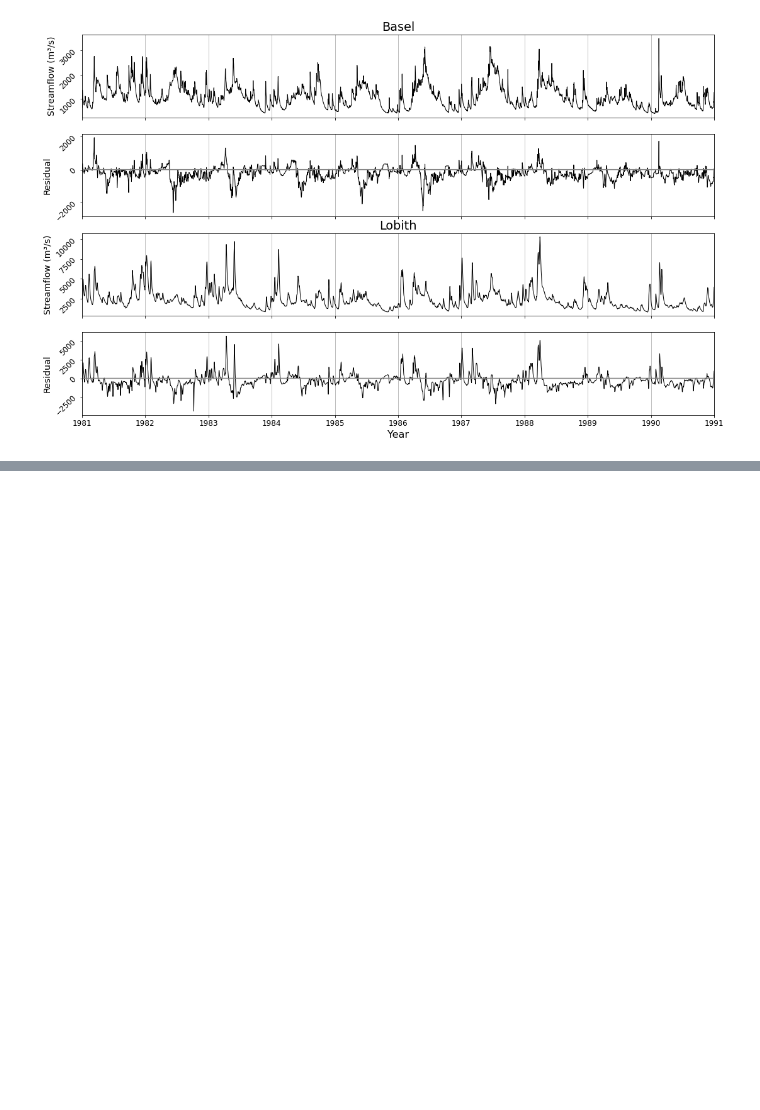
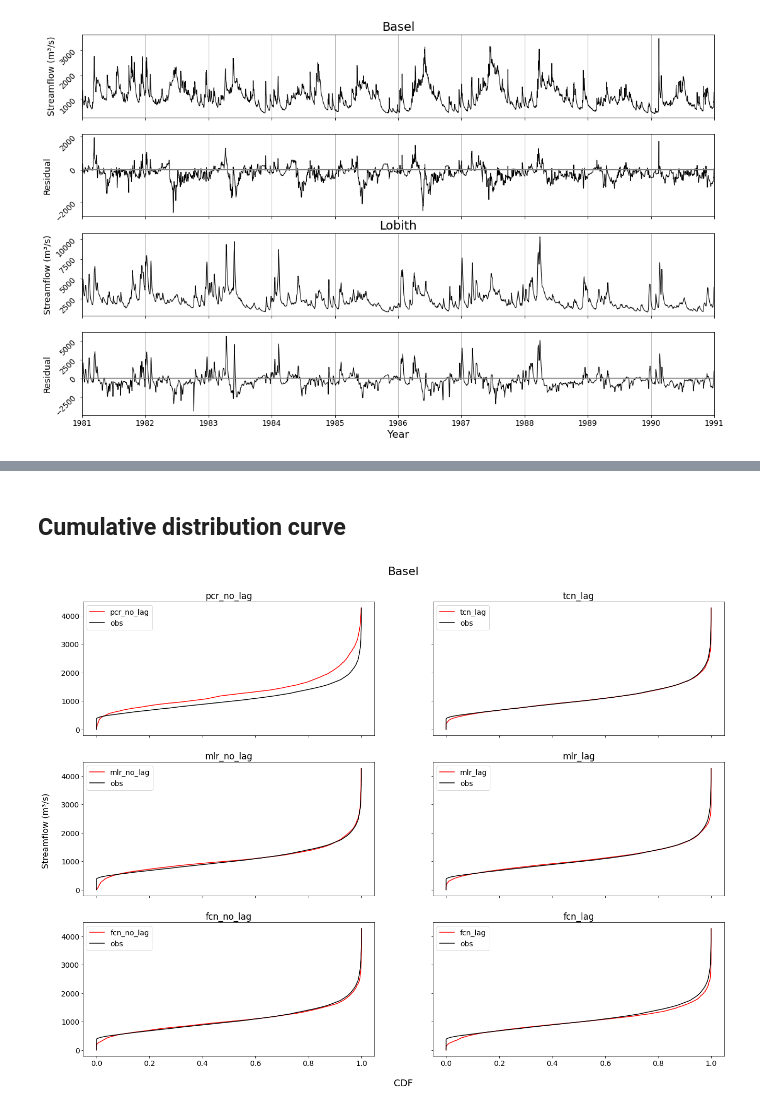
Before and after one commit to oriol-pomarol/final_thesis_project, a Jupyter notebook: analysis_and_visualization.ipynb, the cells around one changed output, grey strips where cells are left out. Saved outputs shown, nothing was run; the diff lists cells and outputs as text; code cells hidden in the pictures; blank space fills up the shorter version.

```diff
--- a/analysis_and_visualization.ipynb
+++ b/analysis_and_visualization.ipynb
@@ -244,0 +220,50 @@ plt.savefig(f'/content/drive/MyDrive/ADS/Final Thesis Project/output/obs_vs_pred
+# %% [markdown]
+## Cumulative distribution curve
+# %%
+LOCATION = 'basel'  #location of the data to be plotted
+
+#define what models to use
+models = [['pcr', 'no_lag'], ['mlr', 'no_lag'], ['fcn', 'no_lag'],
+          ['tcn', 'lag'], ['mlr', 'lag'], ['fcn', 'lag']]
+
+model_pred = [[] for n in range(len(models))]
+model_obs = [[] for n in range(len(models))]
+
+#import the data (change paths to your own)
+for i,m in enumerate(models):
+  for t in range(1,6):
+    with np.load(f'/content/drive/MyDrive/ADS/Final Thesis Project/temp/formatted_data/{LOCATION}/{m[1]}_{t}.npz') as f:
+      _, _, _, _, obs = list(f.values())
+    pred = np.load(f'/content/drive/MyDrive/ADS/Final Thesis Project/temp/predictions/{LOCATION}/{m[1]}/{m[0]}/{m[0]}_test_{t}.npy')
+    model_pred[i] = np.concatenate((model_pred[i], pred))
+    model_obs[i] = np.concatenate((model_obs[i], obs))
+
+#set the figure and its parameters
+plt.rcParams.update({'font.size': 14})
+
+fig, ax = plt.subplots(3,2, sharey = 'all', sharex = 'all', figsize = (22,16))
+maxx = max(max(m) for m in model_pred)*0.95
+
+for i in range(len(models)):
+
+  #obtain the cumulative frequency of obsered and predicted streamflow
+  values, base = np.histogram(model_pred[i], weights=np.ones_like(model_pred[i])/len(model_pred[i]), range = (0,maxx), bins=200)
+  cumulative = np.cumsum(values)
+  values_o, base_o = np.histogram(model_obs[i], weights=np.ones_like(model_obs[i])/len(model_obs[i]), range = (0,maxx), bins=200)
+  cumulative_o = np.cumsum(values_o)
+
+  #plot the results
+  ax[i%3,(i>2)*1].plot(cumulative, base[:-1], c='red', label = models[i][0] + '_' + models[i][1])
+  ax[i%3,(i>2)*1].plot(cumulative_o, base_o[:-1], c='black', label = 'obs')
+  ax[i%3,(i>2)*1].set_title(models[i][0] + '_' + models[i][1])
+  ax[i%3,(i>2)*1].legend()
+
+#set title and axes labels
+fig.text(0.512, 0.075, 'CDF', ha='center', fontsize = 18)
+fig.text(0.512, 1 - 0.075, LOCATION.capitalize(), ha='center', fontsize = 22)
+fig.text(0.075, 0.5, 'Streamflow (m³/s)', va='center', rotation='vertical', fontsize = 16)
+
+#save the figure (change path to your own)
+plt.savefig(f'/content/drive/MyDrive/ADS/Final Thesis Project/output/cum_{LOCATION}.png',bbox_inches='tight')
+# %% [output]
+[figure, added]
```
Also changed, not shown: parts of 11 cells of this notebook, 4 other files.
